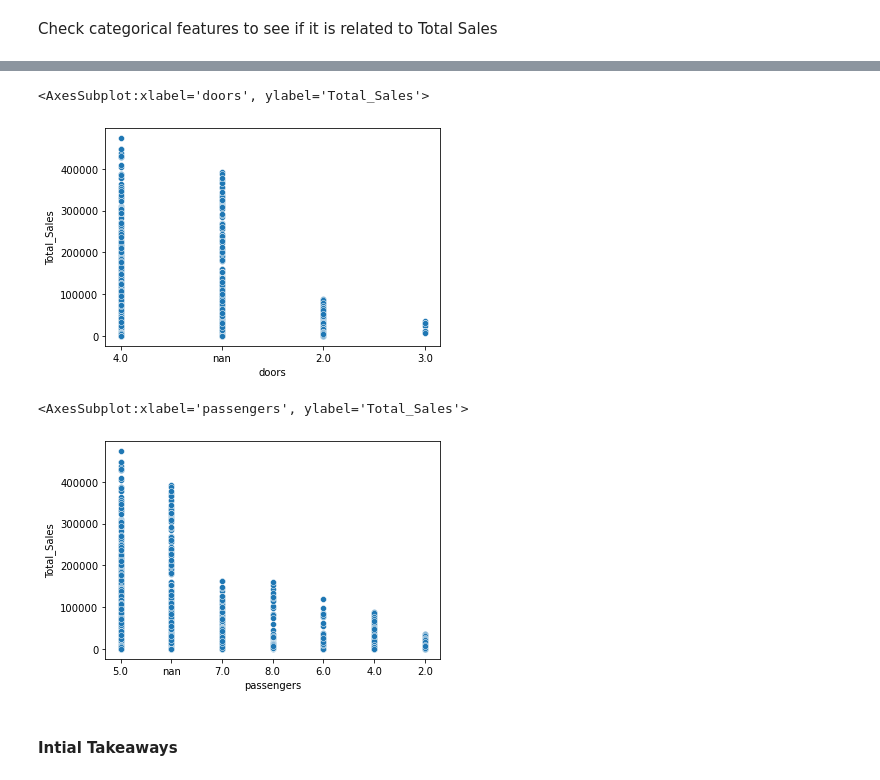
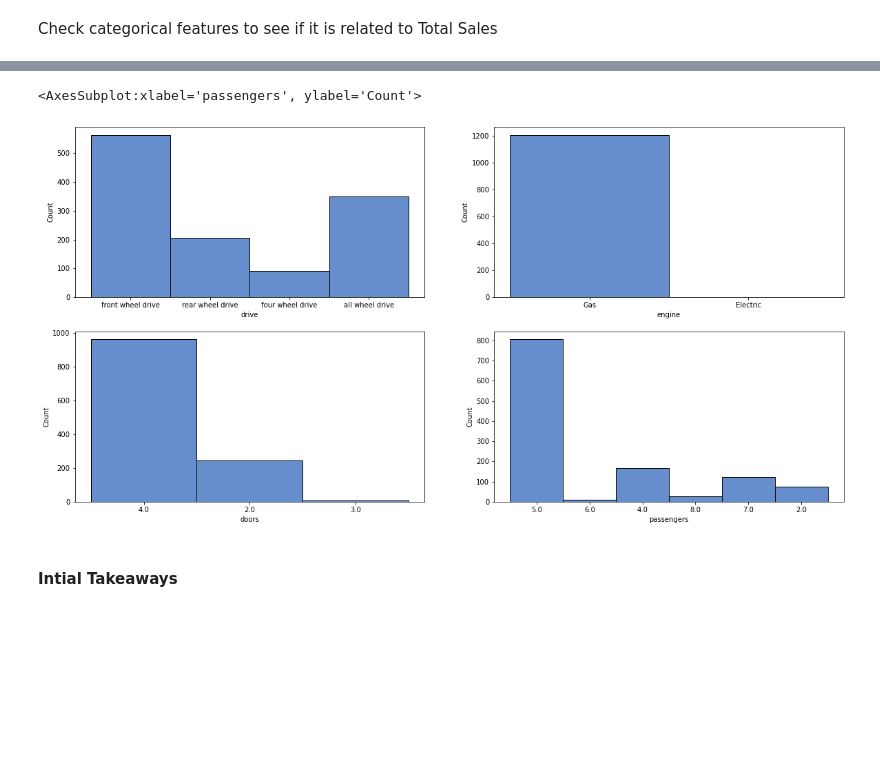
Before and after one commit to racheldilley1/car-sales-predictor, a Jupyter notebook: Notebooks/EDA & Modeling Workbook.ipynb, the cells around one changed output, grey strips where cells are left out. Saved outputs shown, nothing was run; the diff lists cells and outputs as text; code cells hidden in the pictures; blank space fills up the shorter version.

```diff
--- a/Notebooks/EDA & Modeling Workbook.ipynb
+++ b/Notebooks/EDA & Modeling Workbook.ipynb
@@ -86,13 +301,22 @@ sns.scatterplot(x=df1['engine'], y=df1['Total_Sales'])
-# %%
-sns.scatterplot(x=df1['doors'], y=df1['Total_Sales'])
-# %% [output]
-<AxesSubplot:xlabel='doors', ylabel='Total_Sales'>
-[figure, removed]
-# %%
-sns.scatterplot(x=df1['passengers'], y=df1['Total_Sales'])
-# %% [output]
-<AxesSubplot:xlabel='passengers', ylabel='Total_Sales'>
-[figure, removed]
+# %%
+# Create 2x2 sub plots
+gs = gridspec.GridSpec(2, 2, wspace=0.2)
+plt.figure(figsize=(20,10))
+
+ax = plt.subplot(gs[0, 0]) # row 0, col 0
+sns.histplot(x=df1['drive'], color = '#3468bc')
+
+ax = plt.subplot(gs[0, 1]) # row 0, col 1
+sns.histplot(x=df1['engine'], color = '#3468bc')
+
+ax = plt.subplot(gs[1, 0]) # row 0, col 3
+sns.histplot(x=df1['doors'], color = '#3468bc')
+
+ax = plt.subplot(gs[1, 1]) # row 0, col 3
+sns.histplot(x=df1['passengers'], color = '#3468bc')
+# %% [output]
+<AxesSubplot:xlabel='passengers', ylabel='Count'>
+[figure, added]
 # %% [markdown]
 #### Intial Takeaways
 # %% [markdown]
```
Also changed, not shown: parts of 86 cells of this notebook, 1 other file.
